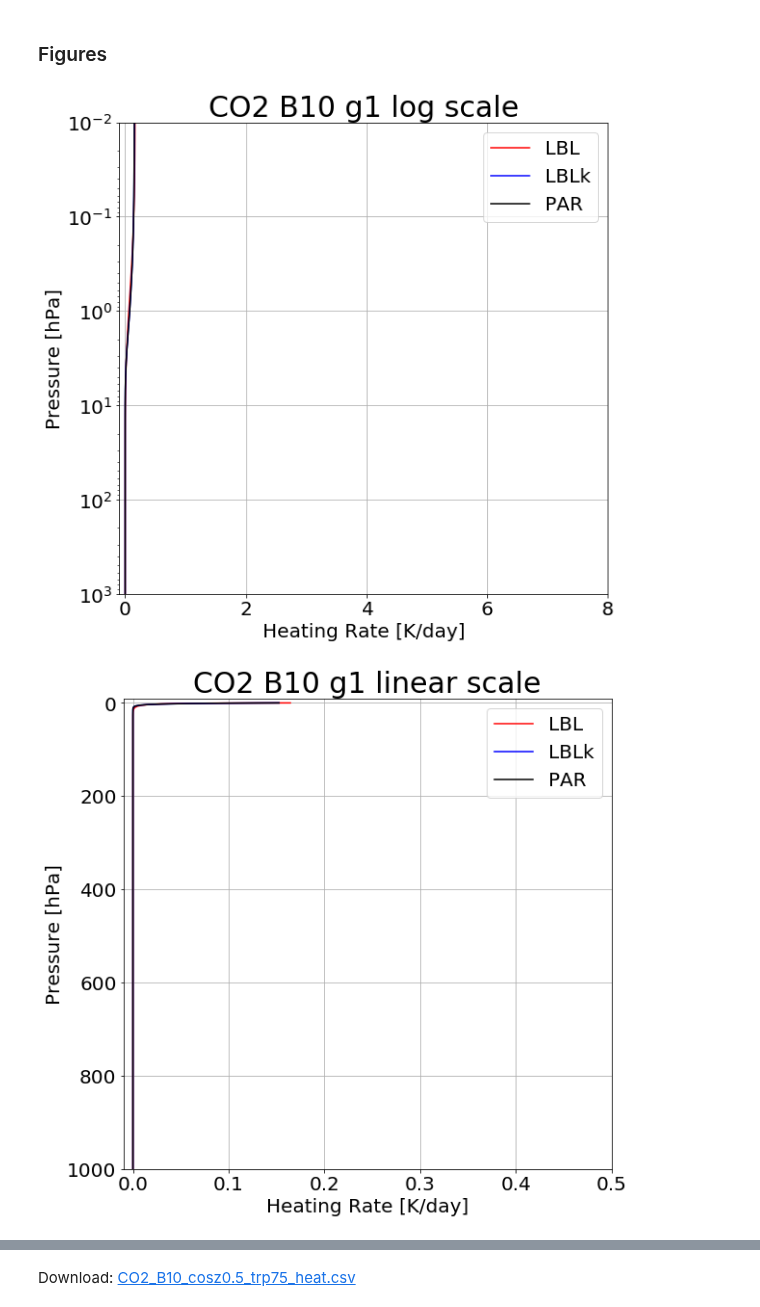
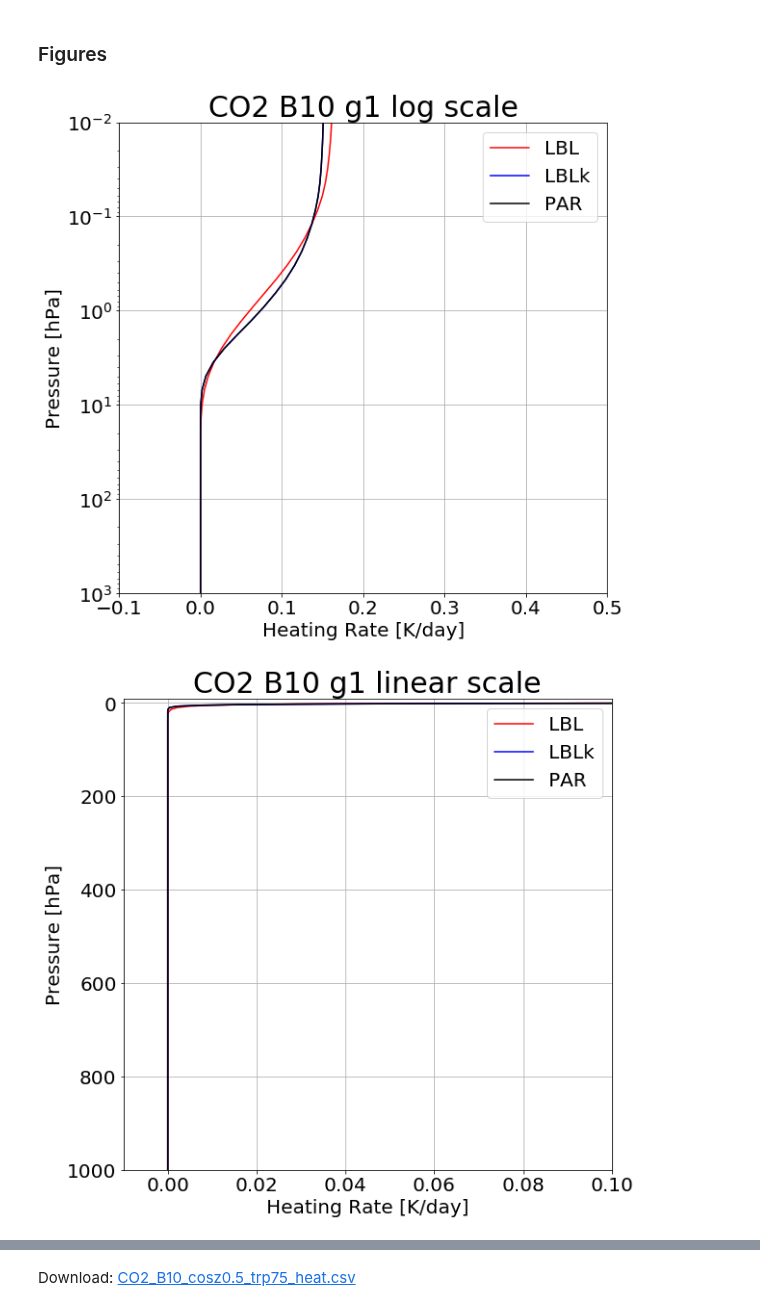
Before and after one commit to kimbuyo/Radiation_SW, a Jupyter notebook: Param/CO2/B10/190213_Result/CO2x1/CO2_B10_cosz0.5_trp75_result.ipynb, the cells around one changed output, grey strips where cells are left out. Saved outputs shown, nothing was run; the diff lists cells and outputs as text; code cells hidden in the pictures.

```diff
--- a/Param/CO2/B10/190213_Result/CO2x1/CO2_B10_cosz0.5_trp75_result.ipynb
+++ b/Param/CO2/B10/190213_Result/CO2x1/CO2_B10_cosz0.5_trp75_result.ipynb
@@ -71,31 +71,31 @@ Download: CO2_B10_cosz0.5_trp75_flux.csv
 # %%
 htr = pd.read_table(path+'new_ng6_all.htr',header=None,sep="\s+",keep_default_na=False,
                     names=['hPa','LBL_g1','LBLk_g1','PAR_g1','LBL_g2','LBLk_g2','PAR_g2','LBL_g3','LBLk_g3','PAR_g3',
                           'LBL_g4','LBLk_g4','PAR_g4','LBL_g5','LBLk_g5','PAR_g5','LBL_g6','LBLk_g6','PAR_g6',
                           'LBL_tot','LBLk_tot','PAR_tot','LBLk - LBL','PAR - LBL'])
 
 params = {'figure.figsize': (20,9),'legend.fontsize': 20,'axes.labelsize': 20,'axes.titlesize': 30,'xtick.labelsize': 20,'ytick.labelsize': 20}
 plt.rcParams.update(params)
 
-max1 = 8
-max2 = 0.5
+max1 = 0.5
+max2 = 0.1
 
 # log scale
 plt.subplot(1,2,1)
 plt.axis([-0.1,max1,1000,0.01])
 plt.grid()
 plt.title('CO2 B10 g1 log scale')
 plt.ylabel('Pressure [hPa]')
 plt.xlabel('Heating Rate [K/day]')
 plt.yscale('log')
 plt.plot(htr['LBL_g1'],htr['hPa'],label='LBL',color='red')
 plt.plot(htr['LBLk_g1'],htr['hPa'],label='LBLk',color='blue')
 plt.plot(htr['PAR_g1'],htr['hPa'],label='PAR',color='black')
 plt.legend()
 
 plt.show()
 # %% [output]
-[figure, old version]
+[figure, new version]
 # %%
 # linear scale
 plt.subplot(1,2,2)
@@ -111,7 +111,7 @@ plt.legend()
 
 plt.show()
 # %% [output]
-[figure, old version]
+[figure, new version]
 # %%
 # log scale
 plt.subplot(1,2,1)
```
Also changed, not shown: parts of 12 cells of this notebook.
